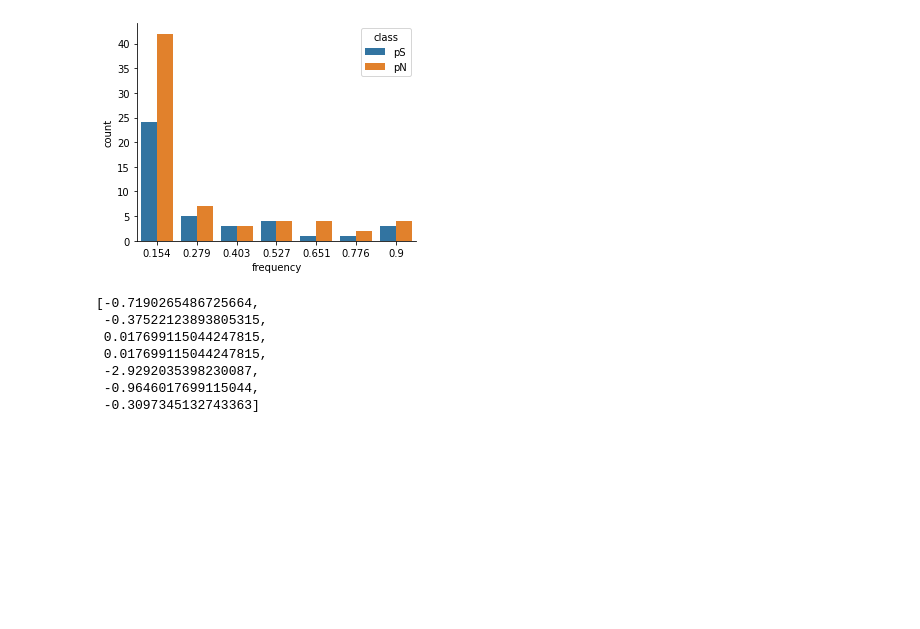
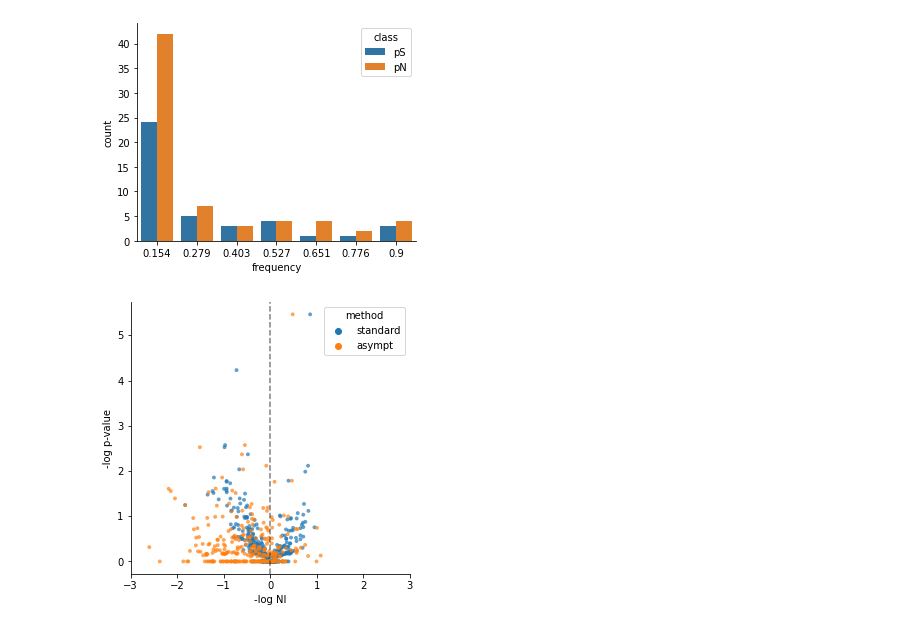
Before and after one commit to osipovarev/Brood_parasites_analysis, a Jupyter notebook: mk_extensions.ipynb, the cells around one changed output. Cells and saved outputs as stored; diff of their text form; code cells hidden in the pictures; blank space fills up the shorter version.

Commit message:
backed up changes from Wed Sep 20 10:58:58 EDT 2023 in the project /Users/osipova/Documents/LabDocs/Brood_parasites_analysis

```diff
--- a/mk_extensions.ipynb
+++ b/mk_extensions.ipynb
@@ -304,12 +304,27 @@ sns.despine(fig=None, ax=None, left=False, bottom=False, offset=None, trim=False
 # %% [output]
 [figure]
 # %%
-alpha
+db = 'indInd'
+dir_path = '/Users/osipova/Documents/LabDocs/Brood_parasites_analysis/'
+file_name = 'MK_test_{}_ncbi/only_changed.aMK.gene.longest.mk.tsv'.format(db)
+file_data = glob(dir_path + file_name)[0]
+df = pd.read_csv(file_data, sep='\t')
+
+## Adjust NI
+df['ni'] = 1 - df['alpha']
+min_ni = df[df['ni'] != float('-inf')]['ni'].min()
+max_ni = df[df['ni'] != float('inf')]['ni'].max()
+df['corrni'] = [min_ni/4 if i==float('-inf') else max_ni*4 if i==float('inf') else i for i in df['ni']]
+df['logpval'] = -np.log10(df['pvalue'])
+df['logni'] = -np.log10(df['corrni'])
+
+p = sns.color_palette('Paired')
+fig, axes = plt.subplots(figsize=(5, 5))
+sns.scatterplot(data=df, x='logni', y='logpval', linewidth=0, s=15, color='grey', hue='method', alpha=0.7)
+axes.axvline(0, color='k', alpha=0.5, ls='--')
+axes.set_xlabel('-log NI')
+axes.set_ylabel('-log p-value')
+axes.set_xlim(-3, 3)
+sns.despine(fig=None, ax=None, left=False, bottom=False, offset=None, trim=False)
 # %% [output]
-[-0.7190265486725664,
- -0.37522123893805315,
- 0.017699115044247815,
- 0.017699115044247815,
- -2.9292035398230087,
- -0.9646017699115044,
- -0.3097345132743363]
+[figure, added]
```
Also changed, not shown: parts of 6 cells of this notebook.
